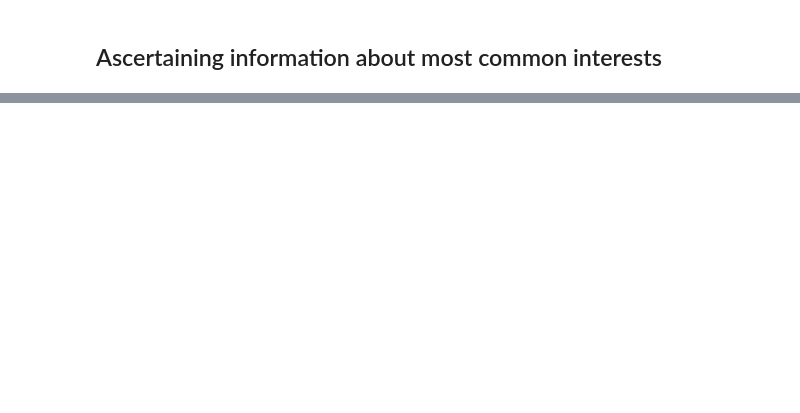
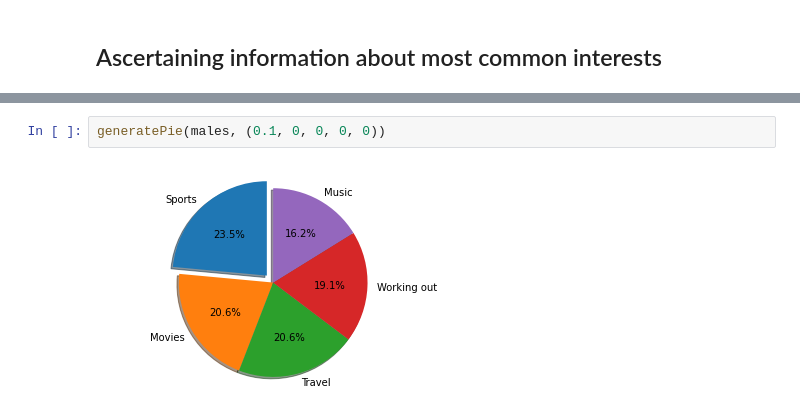
Before and after one commit to ccvale/tinder-profile-analysis, a Jupyter notebook: tinderquery.ipynb, the cells around one changed output, grey strips where cells are left out. Drawn from its saved outputs; the diff is of its cells as text; blank space fills up the shorter version.

```diff
--- a/tinderquery.ipynb
+++ b/tinderquery.ipynb
@@ -120,0 +117,4 @@ plt.show()
+# %%
+generatePie(males, (0.1, 0, 0, 0, 0))
+# %% [output]
+[figure, added]
```
Also changed, not shown: parts of 19 cells of this notebook, 1 other file.
